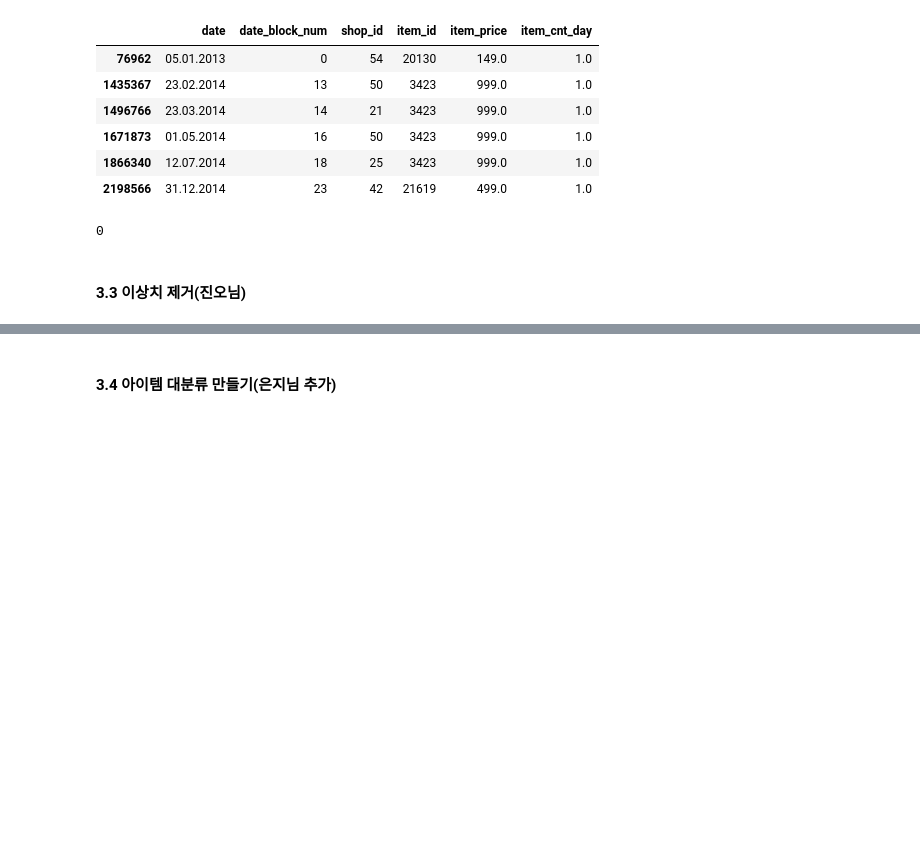
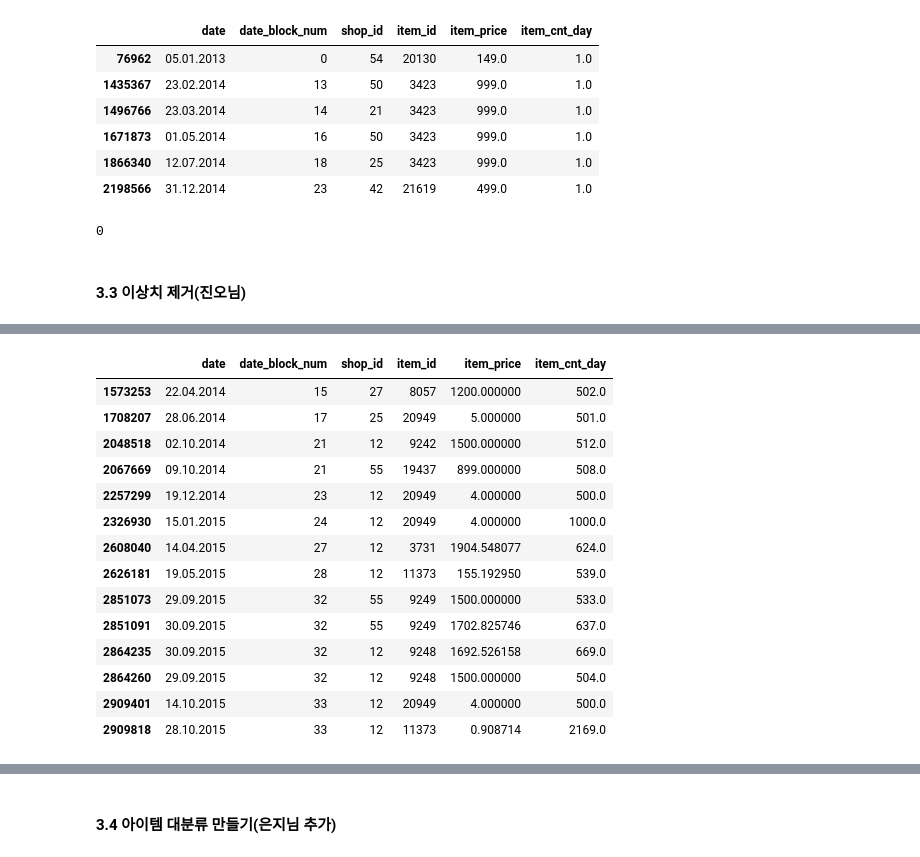
Before and after one commit to AIFFEL-kaggle/predict_future_sales, a Jupyter notebook: predict_future_sales.ipynb, the cells around one changed output, grey strips where cells are left out. Cells and saved outputs as stored; diff of their text form; code cells hidden in the pictures; blank space fills up the shorter version.

```diff
--- a/predict_future_sales.ipynb
+++ b/predict_future_sales.ipynb
@@ -148,0 +217,18 @@ sum(train.duplicated())
+# %%
+train_1[train_1['item_cnt_day']>=500]
+# %% [output]
+|  | date | date_block_num | shop_id | item_id | item_price | item_cnt_day |
+| 1573253 | 22.04.2014 | 15 | 27 | 8057 | 1200.000000 | 502.0 |
+| 1708207 | 28.06.2014 | 17 | 25 | 20949 | 5.000000 | 501.0 |
+| 2048518 | 02.10.2014 | 21 | 12 | 9242 | 1500.000000 | 512.0 |
+| 2067669 | 09.10.2014 | 21 | 55 | 19437 | 899.000000 | 508.0 |
+| 2257299 | 19.12.2014 | 23 | 12 | 20949 | 4.000000 | 500.0 |
+| 2326930 | 15.01.2015 | 24 | 12 | 20949 | 4.000000 | 1000.0 |
+| 2608040 | 14.04.2015 | 27 | 12 | 3731 | 1904.548077 | 624.0 |
+| 2626181 | 19.05.2015 | 28 | 12 | 11373 | 155.192950 | 539.0 |
+| 2851073 | 29.09.2015 | 32 | 55 | 9249 | 1500.000000 | 533.0 |
+| 2851091 | 30.09.2015 | 32 | 55 | 9249 | 1702.825746 | 637.0 |
+| 2864235 | 30.09.2015 | 32 | 12 | 9248 | 1692.526158 | 669.0 |
+| 2864260 | 29.09.2015 | 32 | 12 | 9248 | 1500.000000 | 504.0 |
+| 2909401 | 14.10.2015 | 33 | 12 | 20949 | 4.000000 | 500.0 |
+| 2909818 | 28.10.2015 | 33 | 12 | 11373 | 0.908714 | 2169.0 |
```
Also changed, not shown: parts of 20 cells of this notebook.
